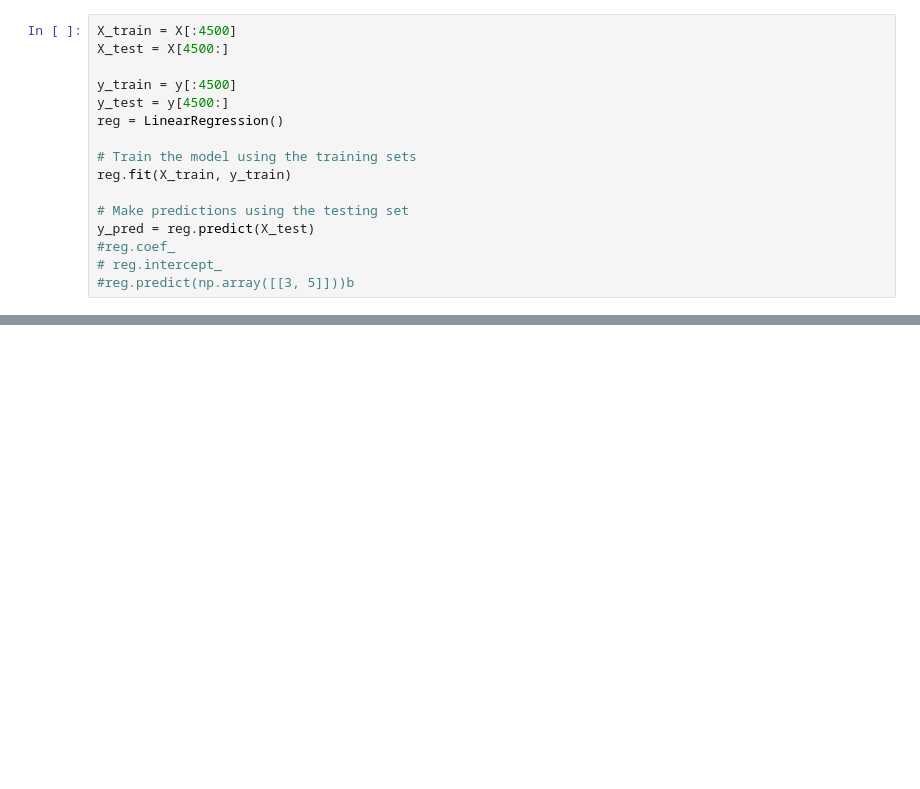
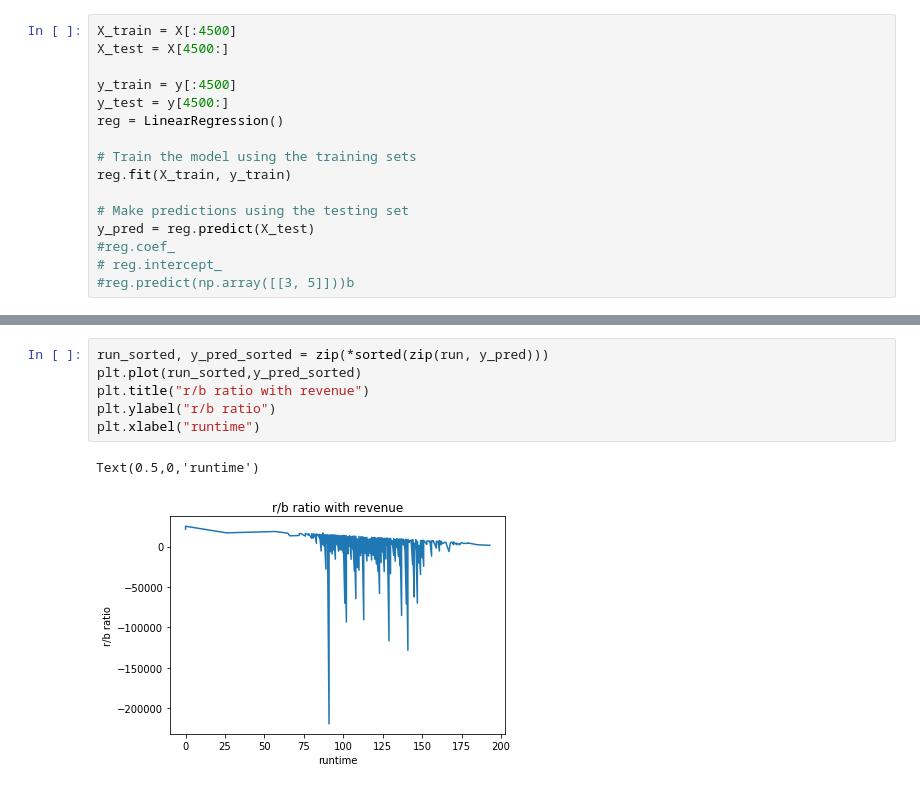
Before and after one commit to ianfawaz/CSCI4502-5502-DataMiningProject, a Jupyter notebook: Classifiers.ipynb, the cells around one changed output, grey strips where cells are left out. Cells and saved outputs as stored; diff of their text form; blank space fills up the shorter version.

```diff
--- a/Classifiers.ipynb
+++ b/Classifiers.ipynb
@@ -104,0 +99,9 @@ str
+# %%
+run_sorted, y_pred_sorted = zip(*sorted(zip(run, y_pred)))
+plt.plot(run_sorted,y_pred_sorted)
+plt.title("r/b ratio with revenue")
+plt.ylabel("r/b ratio")
+plt.xlabel("runtime")
+# %% [output]
+Text(0.5,0,'runtime')
+[figure, added]
```
Also changed, not shown: parts of 14 cells of this notebook, 1 other file.
